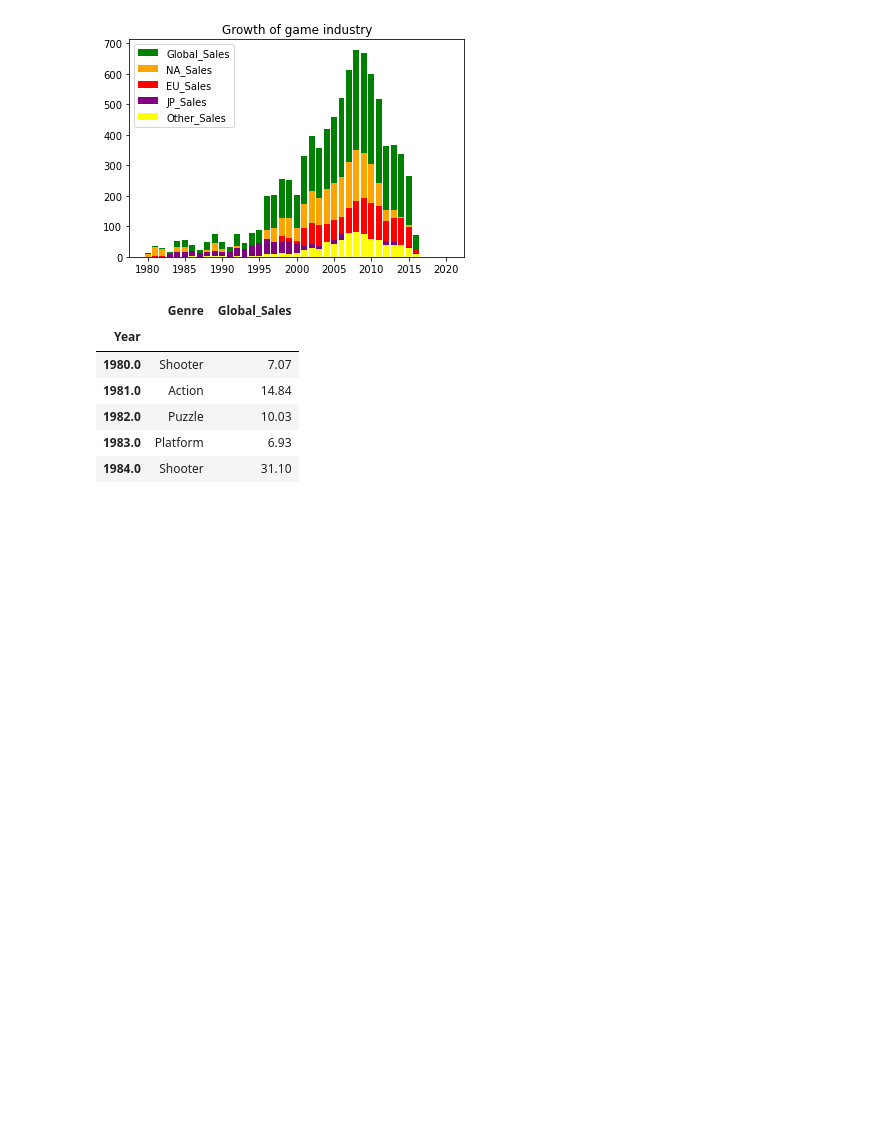
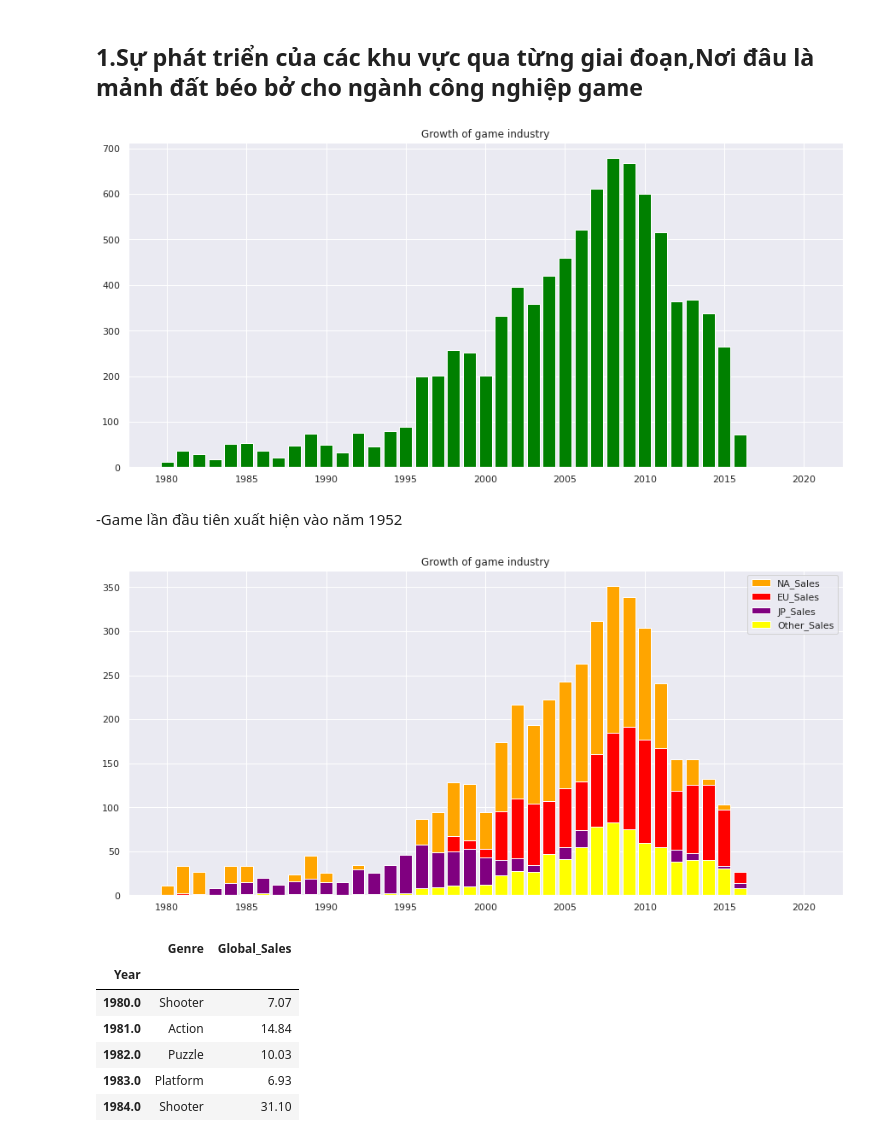
Before and after one commit to tranquangduy0410/PDDS-CLC19-FinalProject, a Jupyter notebook: PTTK1.ipynb, the cells around one changed output. Drawn from its saved outputs; the diff is of its cells as text; code cells hidden in the pictures; blank space fills up the shorter version.

```diff
--- a/PTTK1.ipynb
+++ b/PTTK1.ipynb
@@ -5,10 +5,19 @@ import matplotlib.pyplot as plt
 import seaborn as sns
 # %%
 game_df = pd.read_csv('vgsales.csv')
+# %% [markdown]
+## 1.Sự phát triển của các khu vực qua từng giai đoạn,Nơi đâu là mảnh đất béo bở cho ngành công nghiệp game
 # %%
 growth = game_df[["Year","NA_Sales","EU_Sales","JP_Sales","Other_Sales","Global_Sales"]].groupby("Year").sum()
+# %%
+sns.set(rc={'figure.figsize':(15,7)})
+plt.bar(growth.index,growth["Global_Sales"],color = "green",label = "Global_Sales")
+plt.title("Growth of game industry");
+# %% [output]
+[figure, added]
+# %% [markdown]
+-Game lần đầu tiên xuất hiện vào năm 1952
 # %%
-plt.bar(growth.index,growth["Global_Sales"],color = "green",label = "Global_Sales")
 plt.bar(growth.index,growth["NA_Sales"],color = "orange",label = "NA_Sales")
 plt.bar(growth.index,growth["EU_Sales"],color = "red",label = "EU_Sales")
 plt.bar(growth.index,growth["JP_Sales"],color = "purple",label = "JP_Sales")
@@ -16,7 +25,7 @@ plt.bar(growth.index,growth["Other_Sales"],color = "yellow",label = "Other_Sales
 plt.legend()
 plt.title("Growth of game industry");
 # %% [output]
-[figure, old version]
+[figure, new version]
 # %%
 t1 = game_df[["Year","Genre","Global_Sales"]].groupby(["Year","Genre"]).sum().unstack(0).idxmax()
 t2 = game_df[["Year","Genre","Global_Sales"]].groupby(["Year","Genre"]).sum().groupby(["Year"]).max()
```
Also changed, not shown: parts of 2 cells of this notebook.
